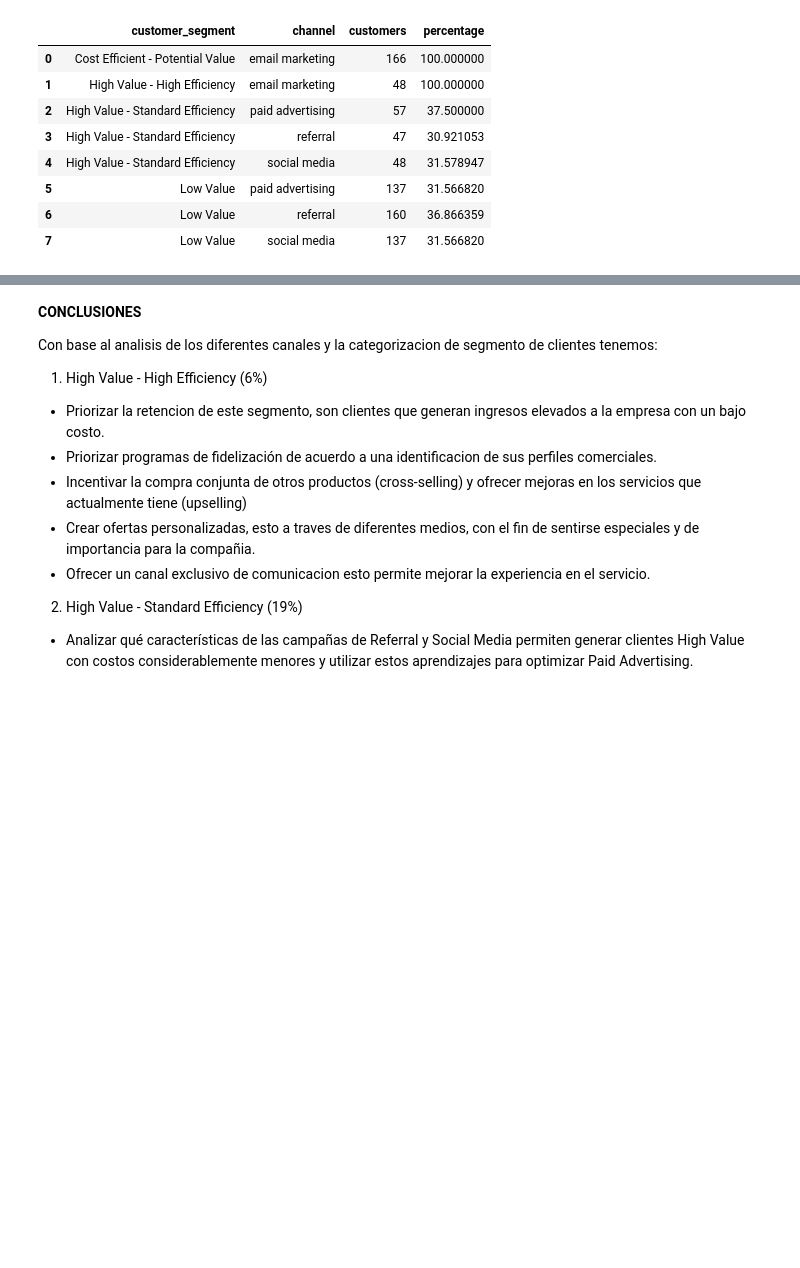
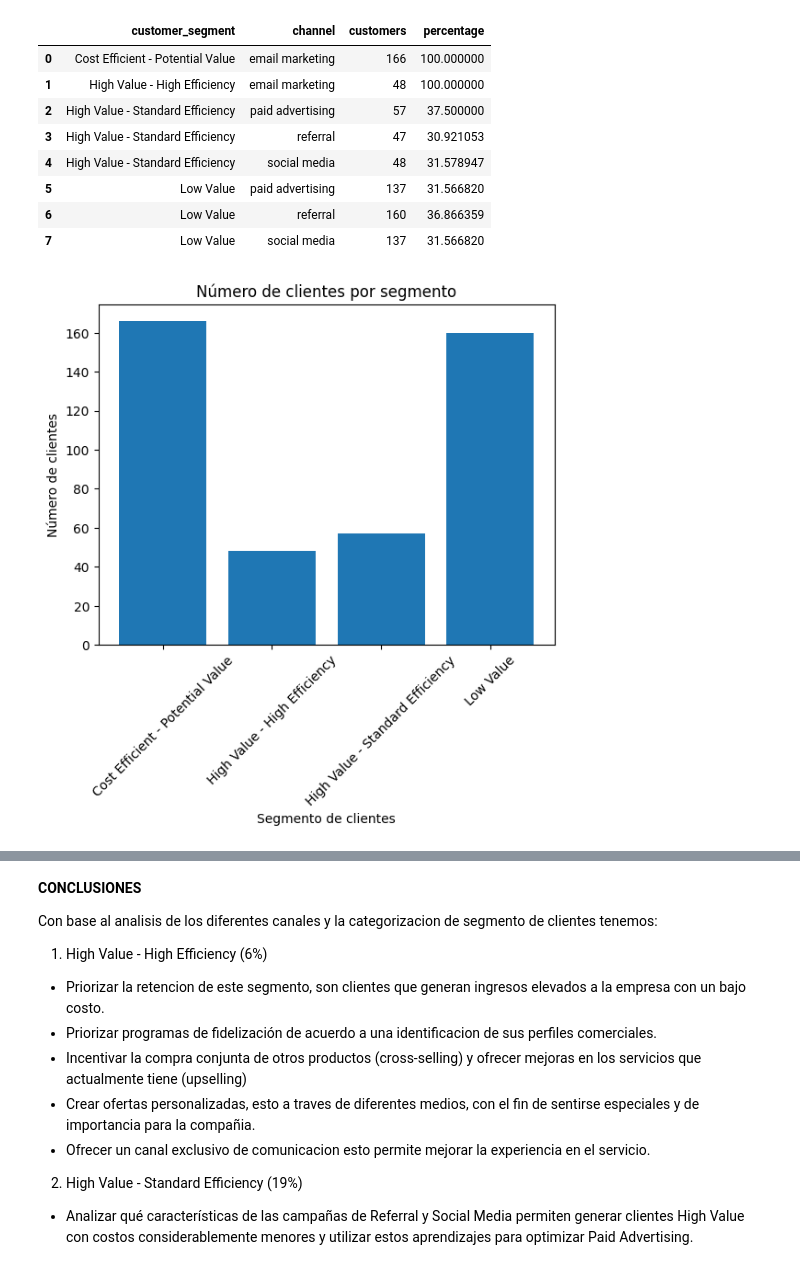
Before and after one commit to Andres240989/customer-lifetime-value_analysis, a Jupyter notebook: notebooks/03_segment_strategies.ipynb, the cells around one changed output, grey strips where cells are left out. Drawn from its saved outputs; the diff is of its cells as text; code cells hidden in the pictures; blank space fills up the shorter version.

Commit message:
add marketing strategist graphs

```diff
--- a/notebooks/03_segment_strategies.ipynb
+++ b/notebooks/03_segment_strategies.ipynb
@@ -93,3 +94,12 @@ segment_channel
 | 5 | Low Value | paid advertising | 137 | 31.566820 |
 | 6 | Low Value | referral | 160 | 36.866359 |
 | 7 | Low Value | social media | 137 | 31.566820 |
+# %%
+plt.bar(segment_channel['customer_segment'], segment_channel['customers'])
+plt.title('Número de clientes por segmento')
+plt.xlabel('Segmento de clientes')
+plt.ylabel('Número de clientes')
+plt.xticks(rotation=45)
+plt.show()
+# %% [output]
+[figure, added]
```
Also changed, not shown: parts of 2 cells of this notebook.
